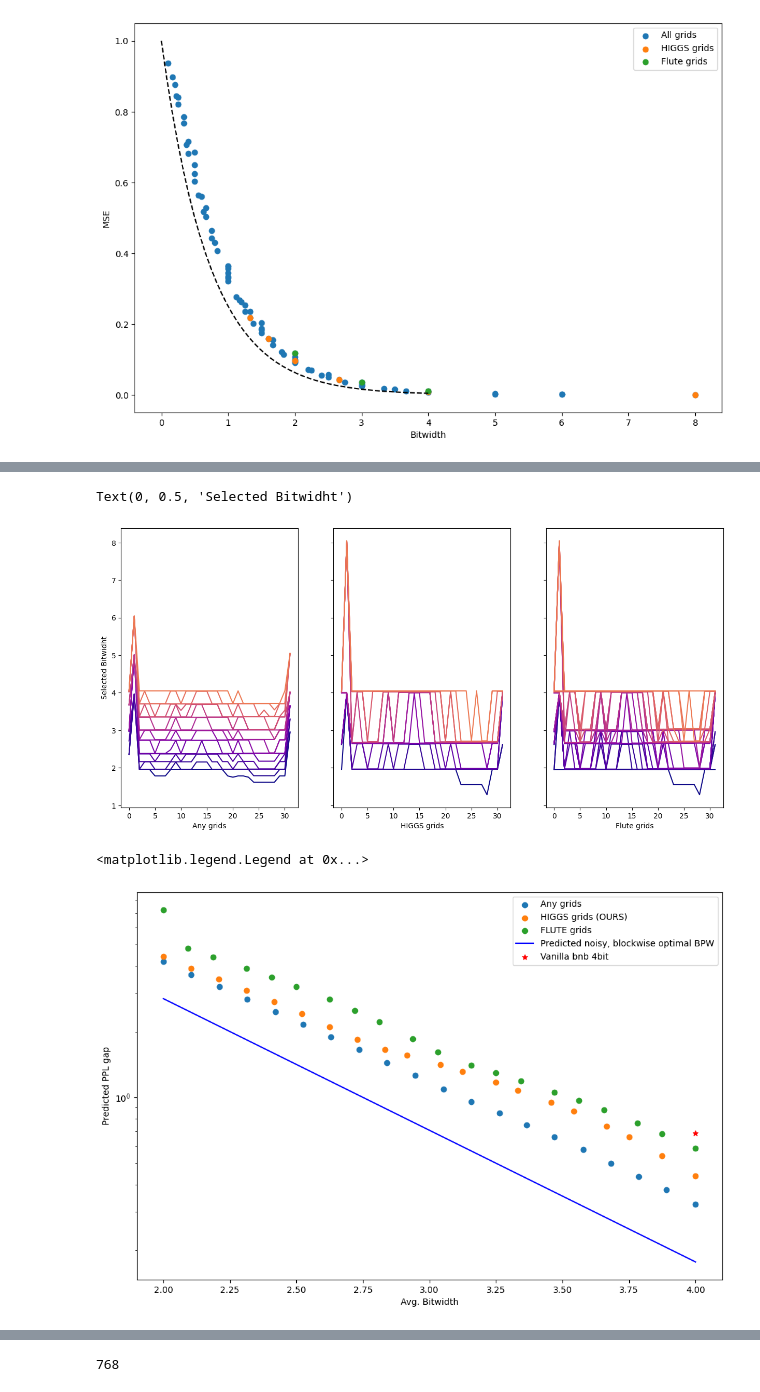
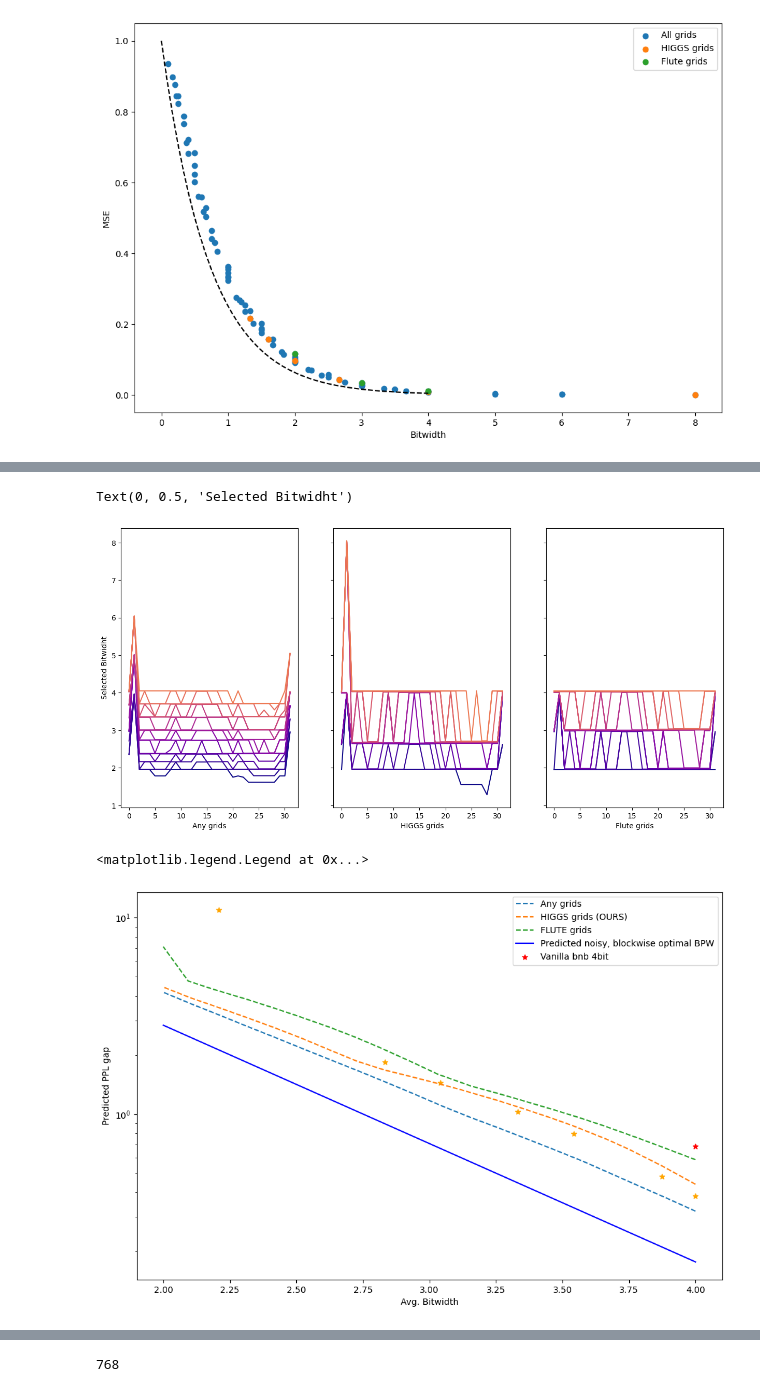
Before and after one commit to galqiwi/linear-layer-compression, a Jupyter notebook: Andrei/gptq/plots.ipynb, the cells around one changed output, grey strips where cells are left out. Cells and saved outputs as stored; diff of their text form; code cells hidden in the pictures.

Commit message:
real quant evals

```diff
--- a/Andrei/gptq/plots.ipynb
+++ b/Andrei/gptq/plots.ipynb
@@ -381,12 +381,12 @@ for grid in sorted(grids):
 %env CUDA_VISIBLE_DEVICES=7
 
 import torch
-from edenn import edenn
+from edenn import higgs_quantize_dequantize
 
 @torch.no_grad()
 def eval_grid(edenn_d: int, edenn_n: int):
     x = torch.empty((2**16, edenn_d), device="cuda").normal_()
-    dequant, entropy = edenn(x, edenn_d, edenn_n)
+    dequant, entropy = higgs_quantize_dequantize(x, edenn_d, edenn_n)
     mse = (x - dequant).pow(2).mean().item()
     return mse, entropy / edenn_d
 
@@ -498,11 +516,11 @@ for target_bitwidht in tqdm(np.linspace(2.0, 4.0, num=20), desc="Processing bitw
     girds_to_map_to = higgs_flute_grids
     avg_bits, indices = find_grids_with_budget(slopes, np.ones((32,)) / 32, target_bitwidht, [grid["bits"] for grid in girds_to_map_to], [grid["mse"] for grid in girds_to_map_to])
     if tuple(indices) not in higgs_flute_configurations:
-        axs[2].plot(
-            np.array([girds_to_map_to[i]["bits"] for i in indices]) + 0.05 * (target_bitwidht - 3.0),
-            color=cmap((target_bitwidht -  2) / (5 - 2)),
-            label=f"Avg. Bitwidth: {avg_bits:.2f} < {target_bitwidht:.2f}"
-        )
+        # axs[2].plot(
+        #     np.array([girds_to_map_to[i]["bits"] for i in indices]) + 0.05 * (target_bitwidht - 3.0),
+        #     color=cmap((target_bitwidht -  2) / (5 - 2)),
+        #     label=f"Avg. Bitwidth: {avg_bits:.2f} < {target_bitwidht:.2f}"
+        # )
         higgs_flute_configurations.add(tuple(indices))
 
 axs[0].set_xlabel("Any grids")
@@ -511,7 +529,7 @@ axs[2].set_xlabel("Flute grids")
 axs[0].set_ylabel("Selected Bitwidht")
 # %% [output]
 Text(0, 0.5, 'Selected Bitwidht')
-[figure, old version]
+[figure, new version]
 # %%
 def get_expected_ppl_gap(slopes, grid_mses, selection):
     return (grid_mses[selection] * slopes).sum()
@@ -536,7 +554,10 @@ for indices in any_configurations:
 
     temp_ppl_gaps.append(ppl_gap)
     temp_bitwidths.append(bitwidht)
-plt.scatter(temp_bitwidths, temp_ppl_gaps, label=f"Any grids")
+temp_ppl_gaps = np.asarray(temp_ppl_gaps)
+temp_bitwidths = np.asarray(temp_bitwidths)
+order = np.argsort(temp_ppl_gaps)
+plt.plot(temp_bitwidths[order], temp_ppl_gaps[order], linestyle="--", label=f"Any grids")
 
 # HIGGS
 temp_ppl_gaps = []
@@ -555,7 +576,16 @@ for indices in higgs_configurations:
 
     temp_ppl_gaps.append(ppl_gap)
     temp_bitwidths.append(bitwidht)
-plt.scatter(temp_bitwidths, temp_ppl_gaps, label=f"HIGGS grids (OURS)")
+temp_ppl_gaps = np.asarray(temp_ppl_gaps)
+temp_bitwidths = np.asarray(temp_bitwidths)
+order = np.argsort(temp_ppl_gaps)
+plt.plot(temp_bitwidths[order], temp_ppl_gaps[order], linestyle="--", label=f"HIGGS grids (OURS)")
+
+plt.scatter(
+    np.asarray([2.208333333333333, 2.833333333333333, 3.041666666666666, 3.333333333333333, 3.5416666666666665, 3.875, 4.0]),
+    np.asarray([16.57084846496582, 7.450543403625488, 7.049309730529785, 6.638123989105225, 6.400586128234863, 6.08741, 5.99052]) - np.min(rtn_ppls),
+    color="orange", marker="*"
+)
 
 # FLUTE
 temp_ppl_gaps = []
@@ -574,7 +604,10 @@ for indices in flute_configurations:
 
     temp_ppl_gaps.append(ppl_gap)
     temp_bitwidths.append(bitwidht)
-plt.scatter(temp_bitwidths, temp_ppl_gaps, label=f"FLUTE grids")
+temp_ppl_gaps = np.asarray(temp_ppl_gaps)
+temp_bitwidths = np.asarray(temp_bitwidths)
+order = np.argsort(temp_ppl_gaps)
+plt.plot(temp_bitwidths[order], temp_ppl_gaps[order], linestyle="--", label=f"FLUTE grids")
 
 # HIGGS+FLUTE
 temp_ppl_gaps = []
@@ -587,32 +620,45 @@ for indices in higgs_flute_configurations:
     )
     bitwidht = get_bitwidth(
         np.ones((32,)) / 32,
         np.asarray([grid["bits"] for grid in higgs_flute_grids]),
         np.asarray(indices),
     )
 
     temp_ppl_gaps.append(ppl_gap)
     temp_bitwidths.append(bitwidht)
-# plt.scatter(temp_bitwidths, temp_ppl_gaps, label=f"HIGGS+FLUTE grids")
+temp_ppl_gaps = np.asarray(temp_ppl_gaps)
+temp_bitwidths = np.asarray(temp_bitwidths)
+order = np.argsort(temp_ppl_gaps)
+# plt.plot(temp_bitwidths[order], temp_ppl_gaps[order], label=f"HIGGS+FLUTE grids")
 
 plt.plot(
     np.linspace(2, 4),
     [expected_ppl_gap(slopes, get_optimal_blockwise_bitwidths(slopes, bpw)) for bpw in np.linspace(2, 4)],
     color="blue", label="Predicted noisy, blockwise optimal BPW",
 )
 
 plt.scatter(
     [4.0],
     [6.2920427322387695 - np.min(rtn_ppls)],
     color="red", marker="*", label="Vanilla bnb 4bit"
 )
 
+# plt.scatter(
+#     [grid['bits'] for grid in higgs_grids if grid['bits'] >= 2.0 and grid['bits'] <= 4.0],
+#     [get_expected_ppl_gap(
+#         slopes,
+#         np.asarray([grid["mse"] for grid in higgs_grids]),
+#         (np.ones_like(slopes) * i).astype(int)
+#     ) for i in range(len(higgs_grids)) if higgs_grids[i]['bits'] >= 2.0 and higgs_grids[i]['bits'] <= 4.0],
+#     color="orange", marker="*", label="Constant bpw HIGGS"
+# )
+
 plt.xlabel("Avg. Bitwidth")
 plt.ylabel("Predicted PPL gap")
 
 plt.yscale('log')
 
 plt.legend()
 # %% [output]
 <matplotlib.legend.Legend at 0x...>
-[figure, old version]
+[figure, new version]
```
Also changed, not shown: parts of 4 cells of this notebook, 5 other files.
